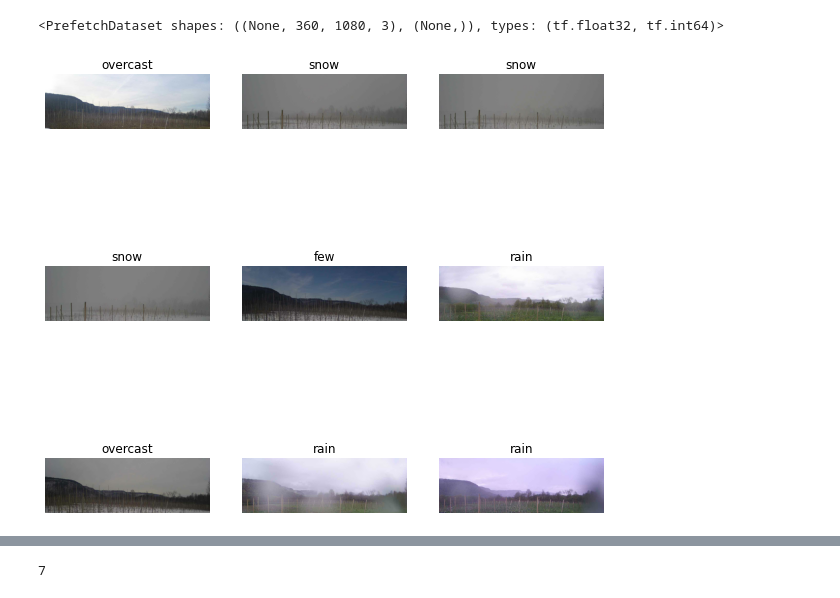
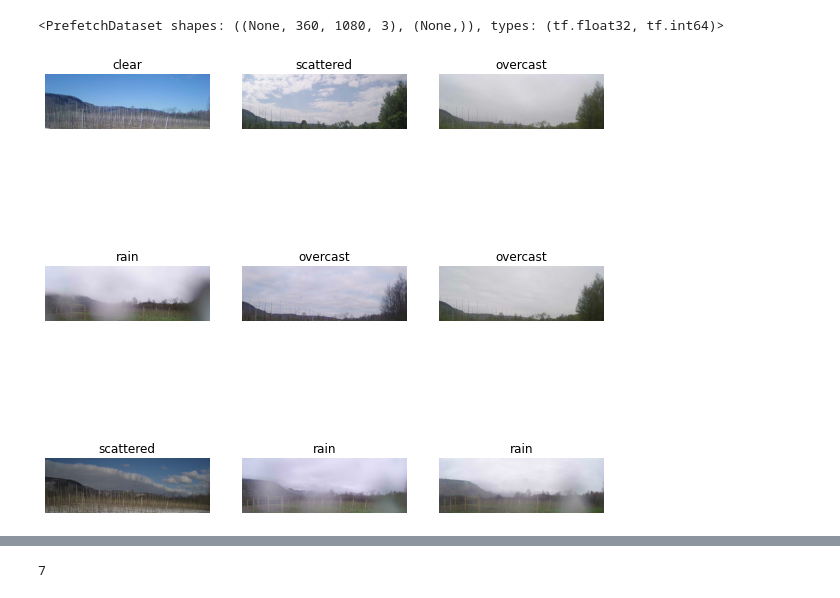
Before and after one commit to arnoldas500/clouds_detection, a Jupyter notebook: img_cropping.ipynb, the cells around one changed output, grey strips where cells are left out. Saved outputs shown, nothing was run; the diff lists cells and outputs as text; code cells hidden in the pictures.

Commit message:
test val train ds fixed can run full notebook

```diff
--- a/img_cropping.ipynb
+++ b/img_cropping.ipynb
@@ -104,6 +104,7 @@ AUTOTUNE = tf.data.experimental.AUTOTUNE
 
 train_ds = train_ds.map(process_path, num_parallel_calls=AUTOTUNE)
 val_ds = val_ds.map(process_path, num_parallel_calls=AUTOTUNE)
+test_ds = test_ds.map(process_path, num_parallel_calls=AUTOTUNE)
 # %% [output]
 (360, 1080, 3)
 (360, 1080, 3)
@@ -124,22 +126,23 @@ def configure_for_performance(ds):
 
 train_ds = configure_for_performance(train_ds)
 val_ds = configure_for_performance(val_ds)
+test_ds = configure_for_performance(test_ds)
 # %%
 print(train_ds)
 # %% [output]
 <PrefetchDataset shapes: ((None, 360, 1080, 3), (None,)), types: (tf.float32, tf.int64)>
 # %%
-image_batch, label_batch = next(iter(train_ds))
+image_batch, label_batch = next(iter(test_ds))
 
 plt.figure(figsize=(10, 10))
 for i in range(9):
     ax = plt.subplot(3, 3, i + 1)
     plt.imshow(image_batch[i].numpy().astype("uint8"))
     label = label_batch[i]
     plt.title(class_names[label])
     plt.axis("off")
 # %% [output]
-[figure, old version]
+[figure, new version]
 # %%
 #RGB channel values are in the [0, 255] range. Bad for neural network; want input values small.
 #Standardize values to be in the [0, 1] by using a Rescaling layer.
```
Also changed, not shown: parts of 8 cells of this notebook.
